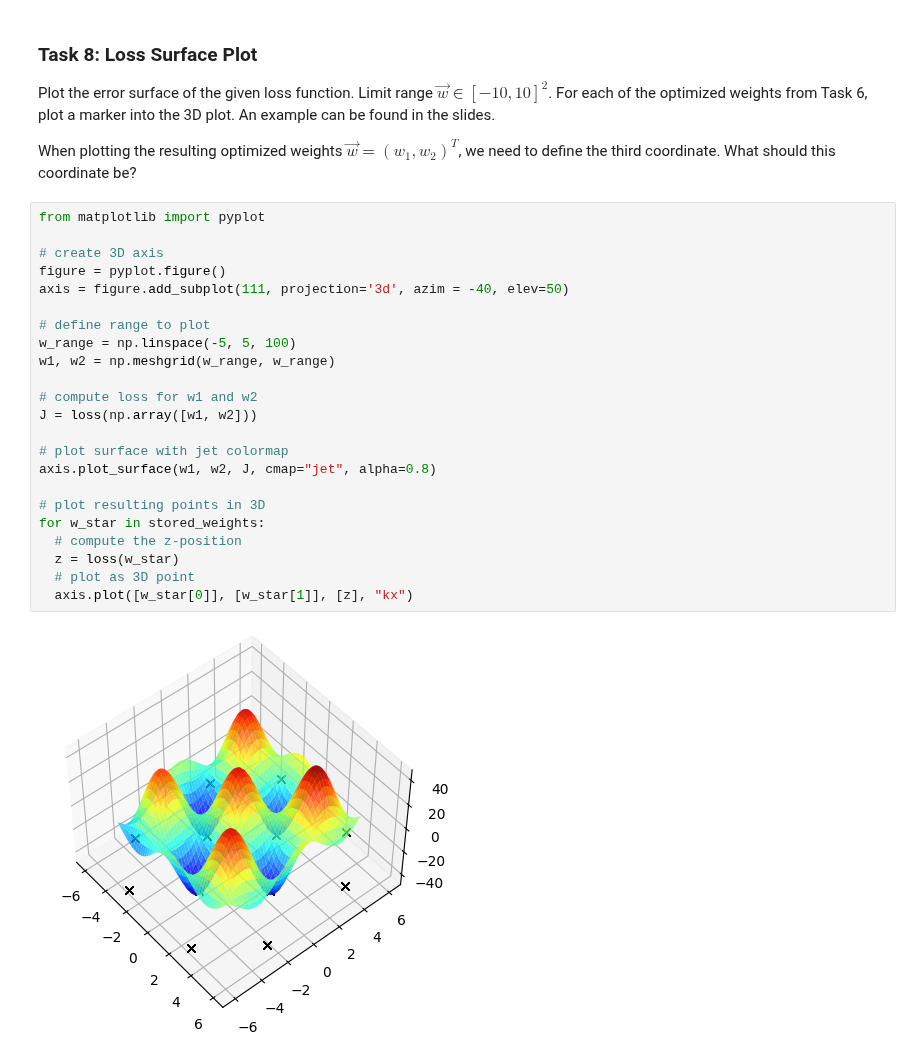
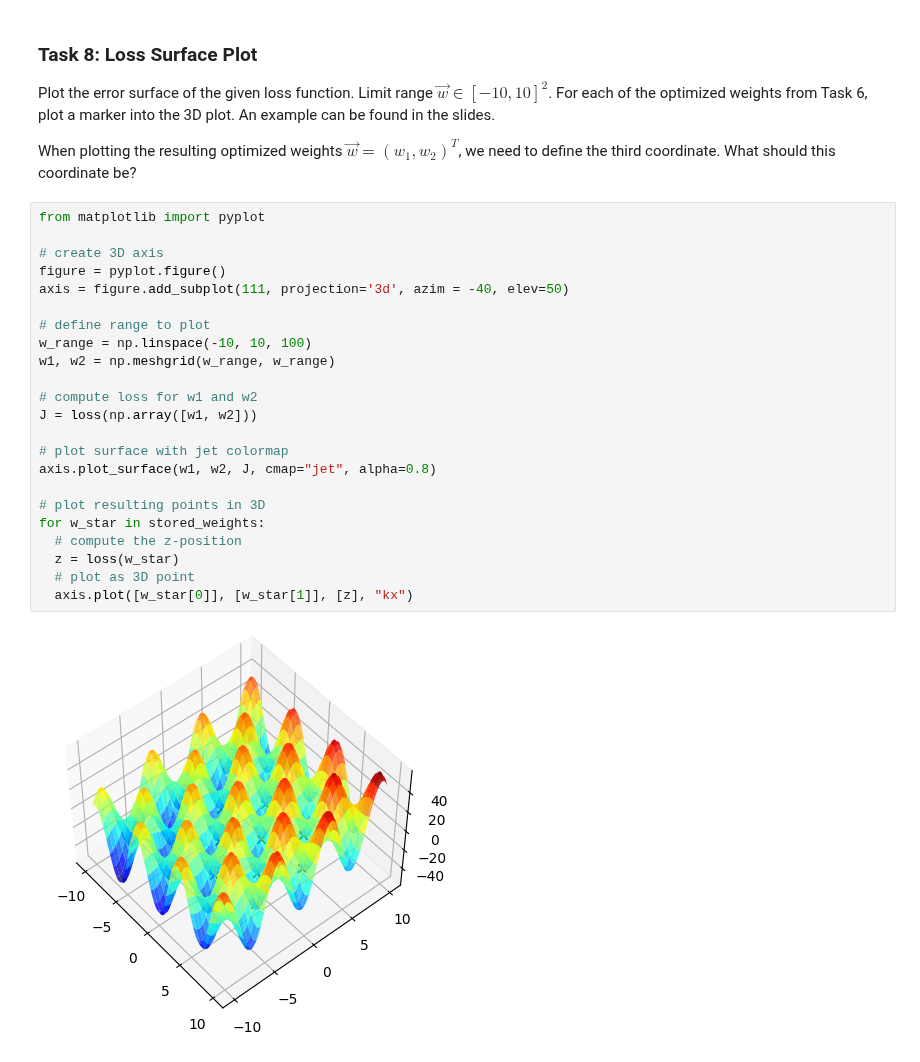
Before and after one commit to danielbarco/deeplearning, a Jupyter notebook: Assignment02.ipynb, the cells around one changed output. Saved outputs shown, nothing was run; the diff lists cells and outputs as text.

```diff
--- a/Assignment02.ipynb
+++ b/Assignment02.ipynb
@@ -222,25 +222,25 @@ What should this coordinate be?
 # %%
 from matplotlib import pyplot
 
 # create 3D axis
 figure = pyplot.figure()
 axis = figure.add_subplot(111, projection='3d', azim = -40, elev=50)
 
 # define range to plot
-w_range = np.linspace(-5, 5, 100)
+w_range = np.linspace(-10, 10, 100)
 w1, w2 = np.meshgrid(w_range, w_range)
 
 # compute loss for w1 and w2
 J = loss(np.array([w1, w2]))
 
 # plot surface with jet colormap
 axis.plot_surface(w1, w2, J, cmap="jet", alpha=0.8)
 
 # plot resulting points in 3D
 for w_star in stored_weights:
   # compute the z-position
   z = loss(w_star)
   # plot as 3D point
   axis.plot([w_star[0]], [w_star[1]], [z], "kx")
 # %% [output]
-[figure, old version]
+[figure, new version]
```
Also changed, not shown: parts of 2 cells of this notebook.
